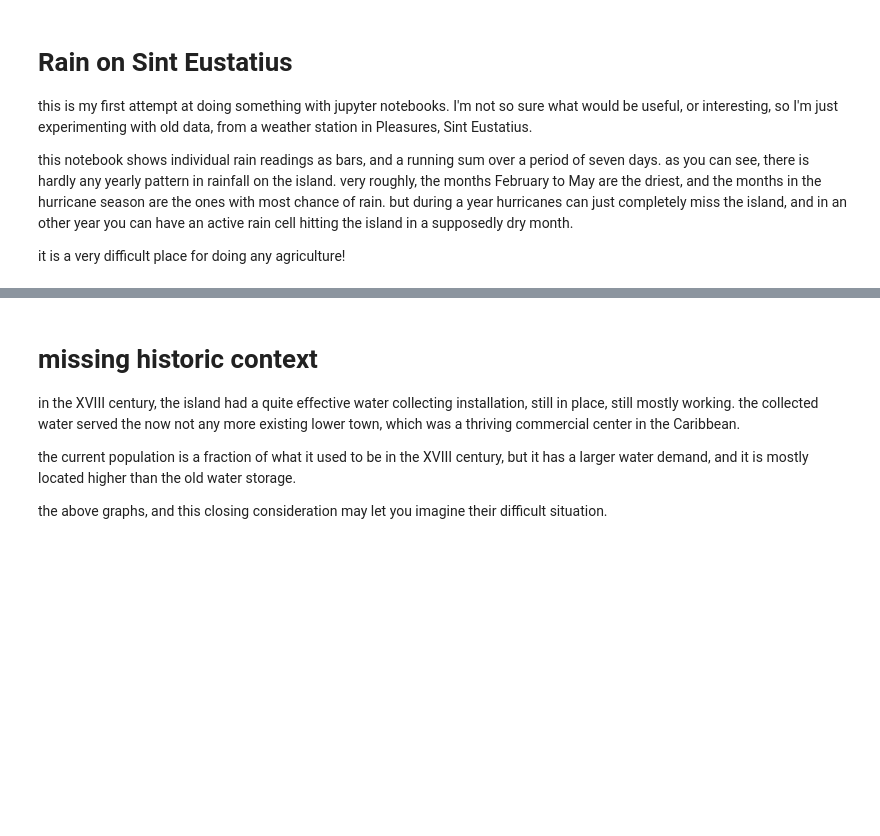
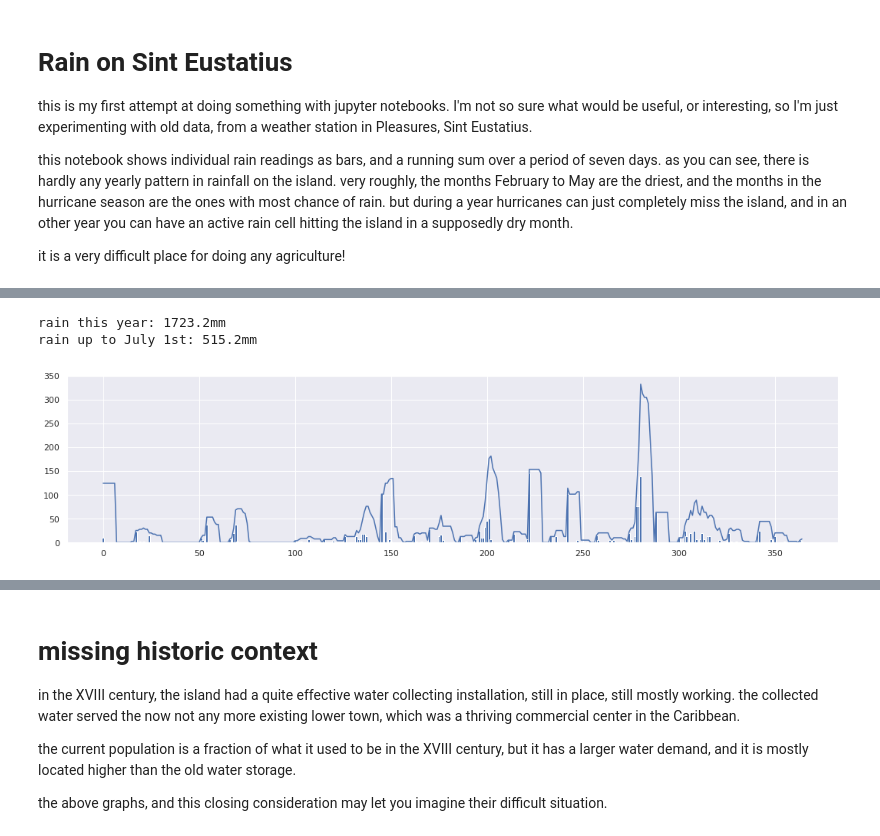
Before and after one commit to mfrasca/notebooks, a Jupyter notebook: SintEustatius/RainData.ipynb, the cells around one changed output, grey strips where cells are left out. Cells and saved outputs as stored; diff of their text form; code cells hidden in the pictures; blank space fills up the shorter version.

```diff
--- a/SintEustatius/RainData.ipynb
+++ b/SintEustatius/RainData.ipynb
@@ -110,0 +93,6 @@ rain up to July 1st: 295.6mm
+# %%
+values = plot_year(2010, values)
+# %% [output]
+rain this year: 1723.2mm
+rain up to July 1st: 515.2mm
+[figure, added]
```
Also changed, not shown: parts of 18 cells of this notebook.
